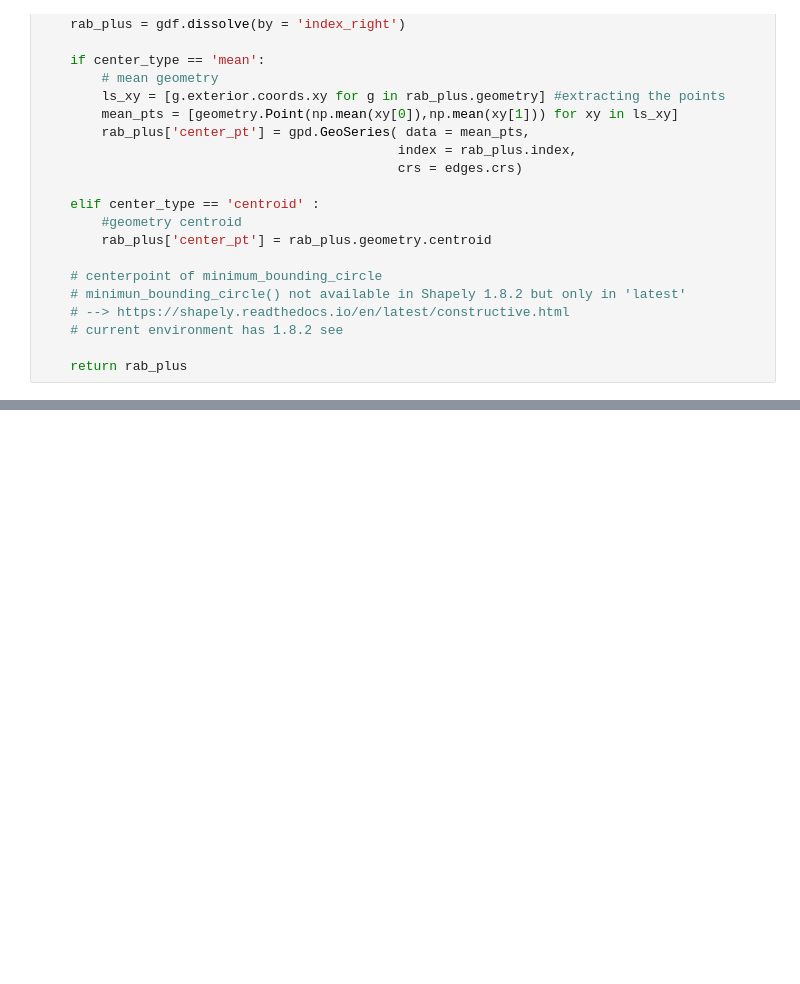
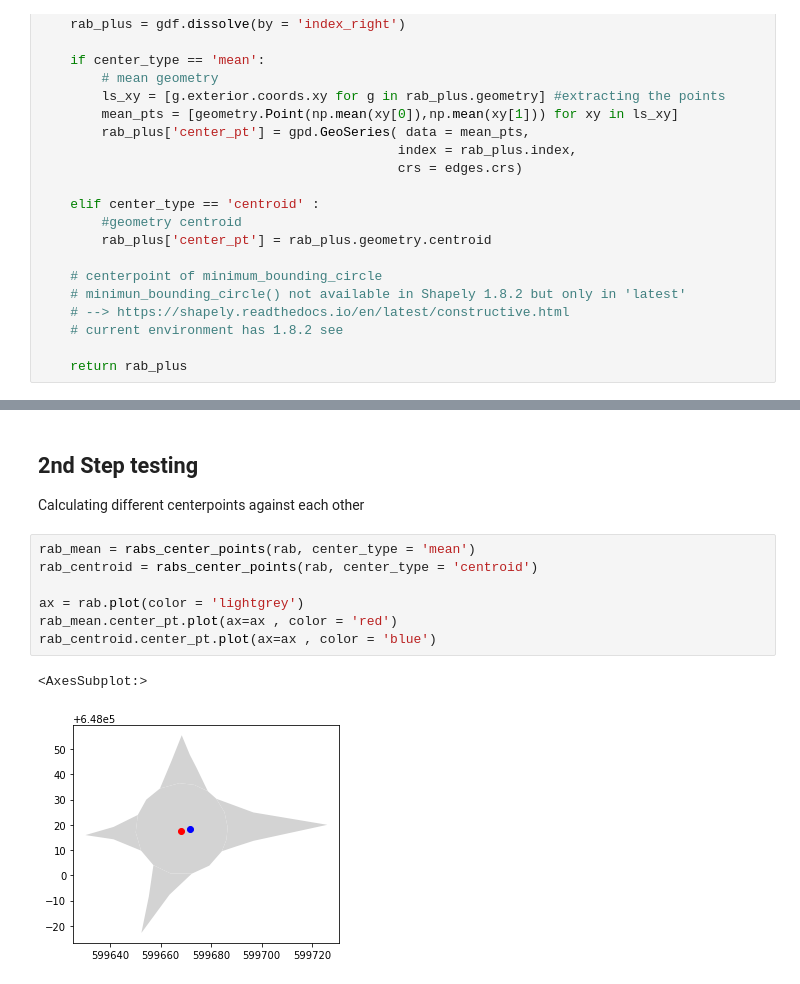
Before and after one commit to gregmaya/gsoc2022_network_simpl, a Jupyter notebook: round_about_functions.ipynb, the cells around one changed output, grey strips where cells are left out. Cells and saved outputs as stored; diff of their text form; blank space fills up the shorter version.

```diff
--- a/round_about_functions.ipynb
+++ b/round_about_functions.ipynb
@@ -151,0 +197,13 @@ def round_about_simpl(edges, polys, circom_threshold = 0.7, center_type = 'mean'
+# %% [markdown]
+## 2nd Step testing
+Calculating different centerpoints against each other
+# %%
+rab_mean = rabs_center_points(rab, center_type = 'mean')
+rab_centroid = rabs_center_points(rab, center_type = 'centroid')
+
+ax = rab.plot(color = 'lightgrey')
+rab_mean.center_pt.plot(ax=ax , color = 'red')
+rab_centroid.center_pt.plot(ax=ax , color = 'blue')
+# %% [output]
+<AxesSubplot:>
+[figure, added]
```
Also changed, not shown: parts of 34 cells of this notebook, 2 other files.
